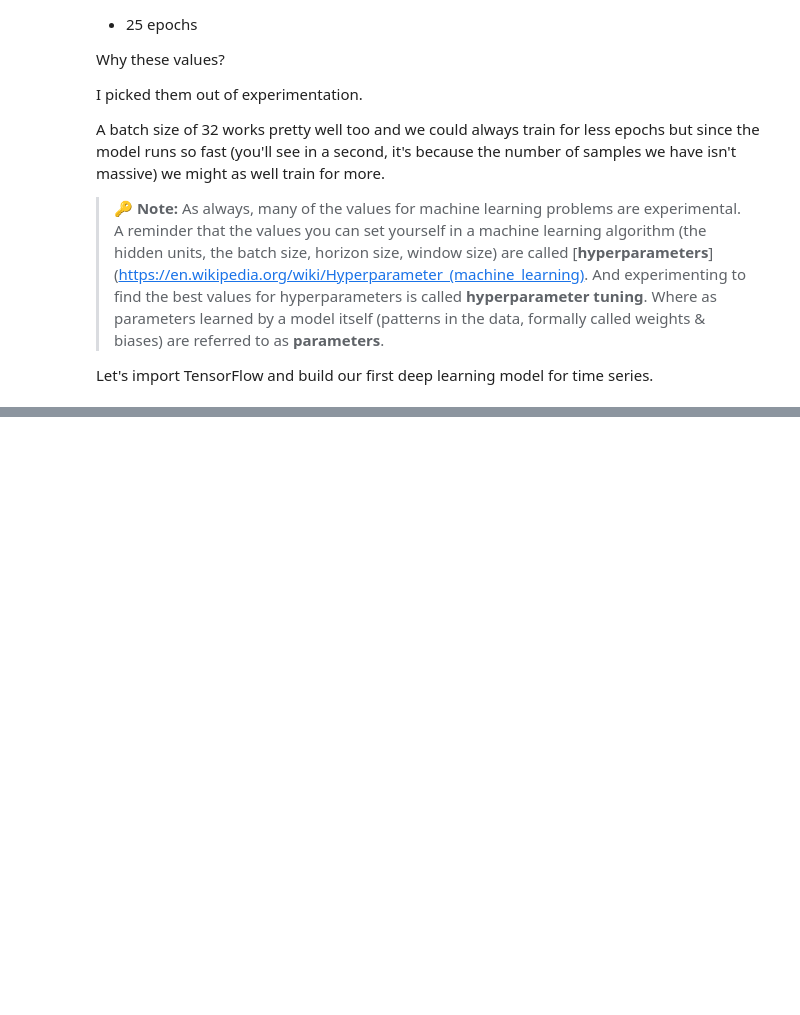
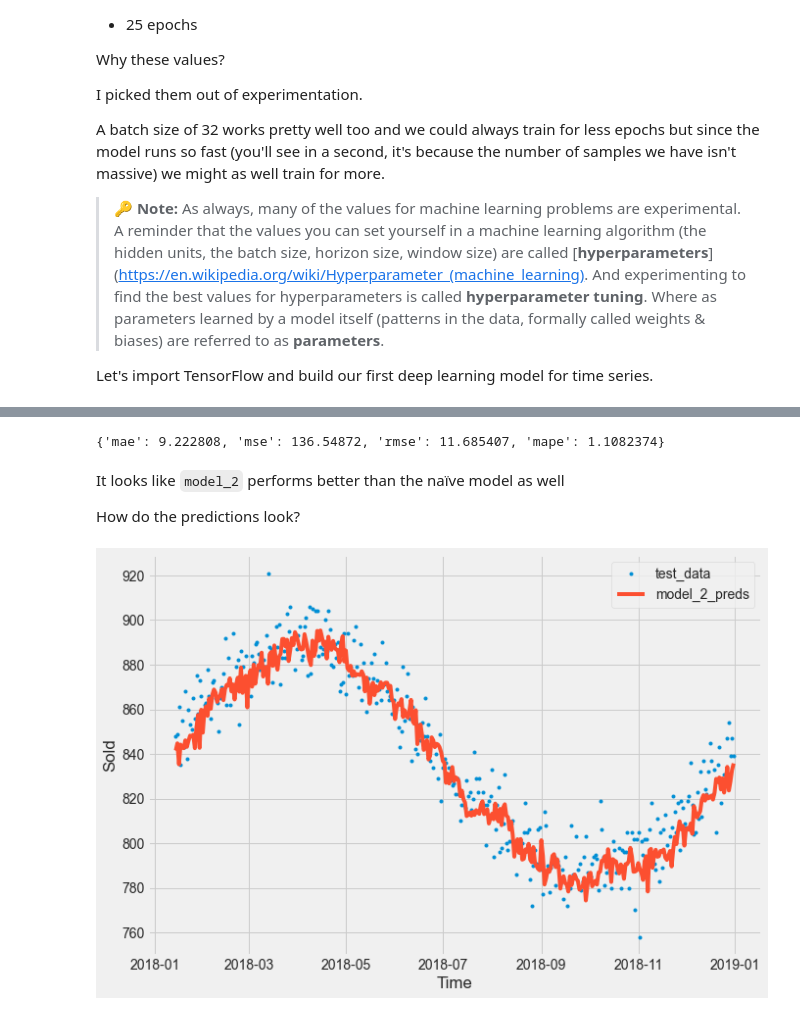
Before and after one commit to MANISH-KUMAR-CODES/forecasting-on-store-products, a Jupyter notebook: Time_Series_Forecasting_on_Store_Sales.ipynb, the cells around one changed output, grey strips where cells are left out. Drawn from its saved outputs; the diff is of its cells as text; code cells hidden in the pictures; blank space fills up the shorter version.

```diff
--- a/Time_Series_Forecasting_on_Store_Sales.ipynb
+++ b/Time_Series_Forecasting_on_Store_Sales.ipynb
@@ -826,0 +916,4 @@ Epoch 25/25
+# %%
+# Make windowed data with appropriate horizon and window sizes
+full_windows, full_labels = make_windows(prices, window_size=WINDOW_SIZE, horizon=HORIZON)
+len(full_windows), len(full_labels)
@@ -826,0 +922,4 @@ Epoch 25/25
+# %%
+# Make train and testing windows
+train_windows, test_windows, train_labels, test_labels = make_train_test_splits(windows=full_windows, labels=full_labels)
+len(train_windows), len(test_windows), len(train_labels), len(test_labels)
@@ -826,0 +932,19 @@ Epoch 25/25
+# %%
+tf.random.set_seed(42)
+
+# Create model (same model as model 1 but data input will be different)
+model_2 = tf.keras.Sequential([
+  layers.Dense(128, activation="relu"),
+  layers.Dense(HORIZON) # need to predict horizon number of steps into the future
+], name="model_2_dense")
+
+model_2.compile(loss="mae",
+                optimizer=tf.keras.optimizers.Adam())
+
+model_2.fit(train_windows,
+            train_labels,
+            epochs=98,
+            batch_size=128,
+            verbose=0,
+            validation_data=(test_windows, test_labels))
+            #callbacks=[create_model_checkpoint(model_name=model_2.name)])
@@ -826,0 +963,4 @@ Epoch 25/25
+# %%
+# Get forecast predictions
+model_2_preds = make_preds(model_2,
+                           input_data=test_windows)
@@ -826,0 +969,19 @@ Epoch 25/25
+# %%
+# Evaluate results for model 2 predictions
+model_2_results = evaluate_preds(y_true=tf.squeeze(test_labels), # remove 1 dimension of test labels
+                                 y_pred=model_2_preds)
+model_2_results
+# %% [output]
+{'mae': 9.222808, 'mse': 136.54872, 'rmse': 11.685407, 'mape': 1.1082374}
+# %% [markdown]
+It looks like `model_2` performs better than the naïve model as well
+
+How do the predictions look?
+# %%
+offset = 300
+plt.figure(figsize=(10, 7))
+# Account for the test_window offset
+plot_time_series(timesteps=X_test[-len(test_windows):], values=test_labels[:, 0], start=offset, label="test_data")
+plot_time_series(timesteps=X_test[-len(test_windows):], values=model_2_preds, start=offset, format="-", label="model_2_preds")
+# %% [output]
+[figure, added]
```
Also changed, not shown: parts of 24 cells of this notebook.
